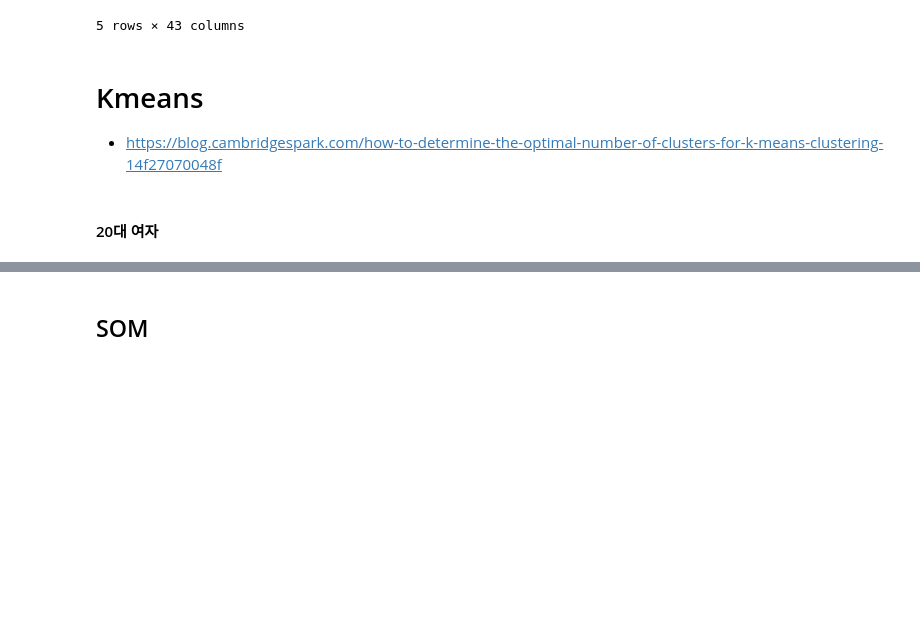
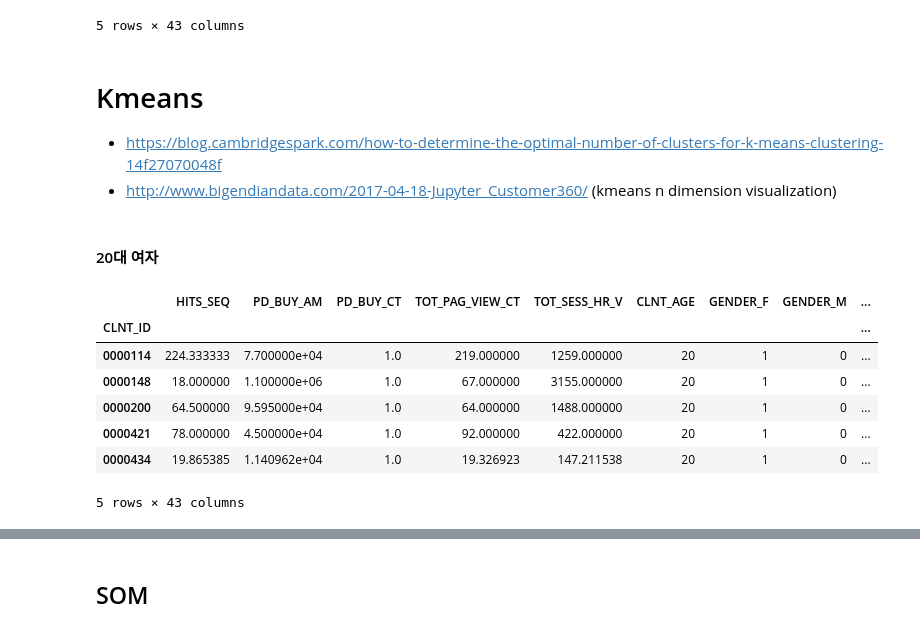
Before and after one commit to miniii222/-5th-L.point_bigdata_competiton, a Jupyter notebook: EDA/Clustering_01.ipynb, the cells around one changed output, grey strips where cells are left out. Cells and saved outputs as stored; diff of their text form; code cells hidden in the pictures; blank space fills up the shorter version.

```diff
--- a/EDA/Clustering_01.ipynb
+++ b/EDA/Clustering_01.ipynb
@@ -318,6 +318,7 @@ m2.head()
 # %% [markdown]
 # Kmeans
 - https://blog.cambridgespark.com/how-to-determine-the-optimal-number-of-clusters-for-k-means-clustering-14f27070048f
+- http://www.bigendiandata.com/2017-04-18-Jupyter_Customer360/ (kmeans n dimension visualization)
 # %%
 from sklearn.preprocessing import MinMaxScaler
 from sklearn.cluster import KMeans
@@ -326,3 +327,13 @@ import matplotlib.pyplot as plt
 #### 20대 여자
 # %%
 F_20 = m2.loc[(m2['GENDER_F']==1) & (m2['CLNT_AGE']==20)]
+F_20.head()
+# %% [output]
+|  | HITS_SEQ | PD_BUY_AM | PD_BUY_CT | TOT_PAG_VIEW_CT | TOT_SESS_HR_V | CLNT_AGE | GENDER_F | GENDER_M | ... |
+| CLNT_ID |  |  |  |  |  |  |  |  | ... |
+| 0000114 | 224.333333 | 7.700000e+04 | 1.0 | 219.000000 | 1259.000000 | 20 | 1 | 0 | ... |
+| 0000148 | 18.000000 | 1.100000e+06 | 1.0 | 67.000000 | 3155.000000 | 20 | 1 | 0 | ... |
+| 0000200 | 64.500000 | 9.595000e+04 | 1.0 | 64.000000 | 1488.000000 | 20 | 1 | 0 | ... |
+| 0000421 | 78.000000 | 4.500000e+04 | 1.0 | 92.000000 | 422.000000 | 20 | 1 | 0 | ... |
+| 0000434 | 19.865385 | 1.140962e+04 | 1.0 | 19.326923 | 147.211538 | 20 | 1 | 0 | ... |
+5 rows × 43 columns
```
Also changed, not shown: parts of 9 cells of this notebook.
